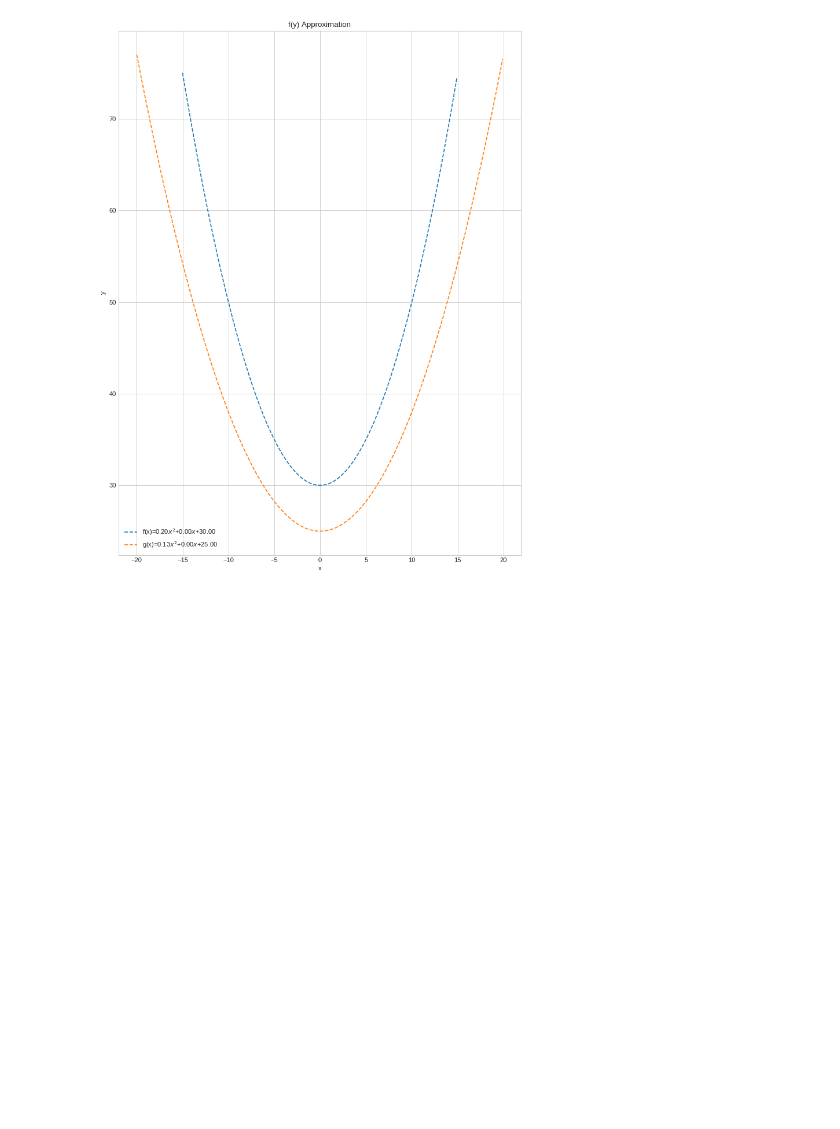
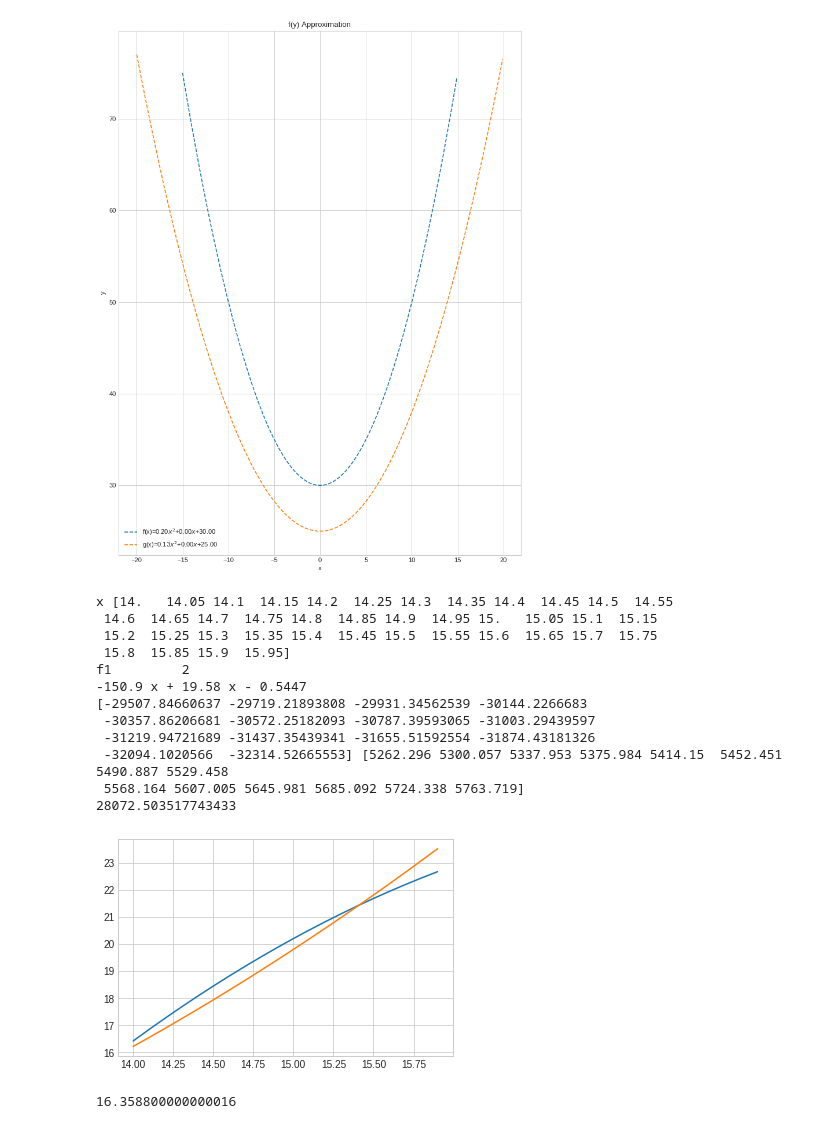
Before and after one commit to kfir1989/RadarLocalization, a Jupyter notebook: Paper.ipynb, the cells around one changed output. Saved outputs shown, nothing was run; the diff lists cells and outputs as text; code cells hidden in the pictures; blank space fills up the shorter version.

```diff
--- a/Paper.ipynb
+++ b/Paper.ipynb
@@ -542,3 +522,49 @@ plt.legend()
 # %% [output]
 <matplotlib.legend.Legend at 0x...>
 [figure]
+# %%
+from numpy.polynomial import polynomial as P
+def innerProductPolynoms(f1, f2, xmin, xmax):
+    dx = 0.05
+    x = np.arange(xmin,xmax,dx)
+    print("x",x)
+    #f1 = np.poly1d(f1)
+    #f2 = np.poly1d(f2)
+    y1 = f1(x)
+    y2 = f2(x)
+    print("f1",f1)
+
+    print(y1[1:15], y2[1:15])
+
+    dist = np.sqrt(np.sum((y2-y1)**2*dx)) / (xmax-xmin)
+
+    return dist
+
+x = np.arange(14,16,0.1)
+y1 = -150.87112042354389 + 19.575405784692236*x -0.544708238720031*x**2
+y2 = 27 - 4.83*x+0.29*x**2
+f1 = np.poly1d([-150.87112042354389,19.575405784692236,-0.544708238720031])
+f2 = np.poly1d([27,-4.83,0.29])
+plt.plot(x,y1)
+plt.plot(x,y2)
+
+dist = innerProductPolynoms(f1, f2, 14, 16)
+print(dist)
+# %% [output]
+x [14.   14.05 14.1  14.15 14.2  14.25 14.3  14.35 14.4  14.45 14.5  14.55
+ 14.6  14.65 14.7  14.75 14.8  14.85 14.9  14.95 15.   15.05 15.1  15.15
+ 15.2  15.25 15.3  15.35 15.4  15.45 15.5  15.55 15.6  15.65 15.7  15.75
+ 15.8  15.85 15.9  15.95]
+f1         2
+-150.9 x + 19.58 x - 0.5447
+[-29507.84660637 -29719.21893808 -29931.34562539 -30144.2266683
+ -30357.86206681 -30572.25182093 -30787.39593065 -31003.29439597
+ -31219.94721689 -31437.35439341 -31655.51592554 -31874.43181326
+ -32094.1020566  -32314.52665553] [5262.296 5300.057 5337.953 5375.984 5414.15  5452.451 5490.887 5529.458
+ 5568.164 5607.005 5645.981 5685.092 5724.338 5763.719]
+28072.503517743433
+[figure, added]
+# %%
+-151+19.58*14-0.5447*14**2
+# %% [output]
+16.358800000000016
```
Also changed, not shown: parts of 2 cells of this notebook, 4 other files.
